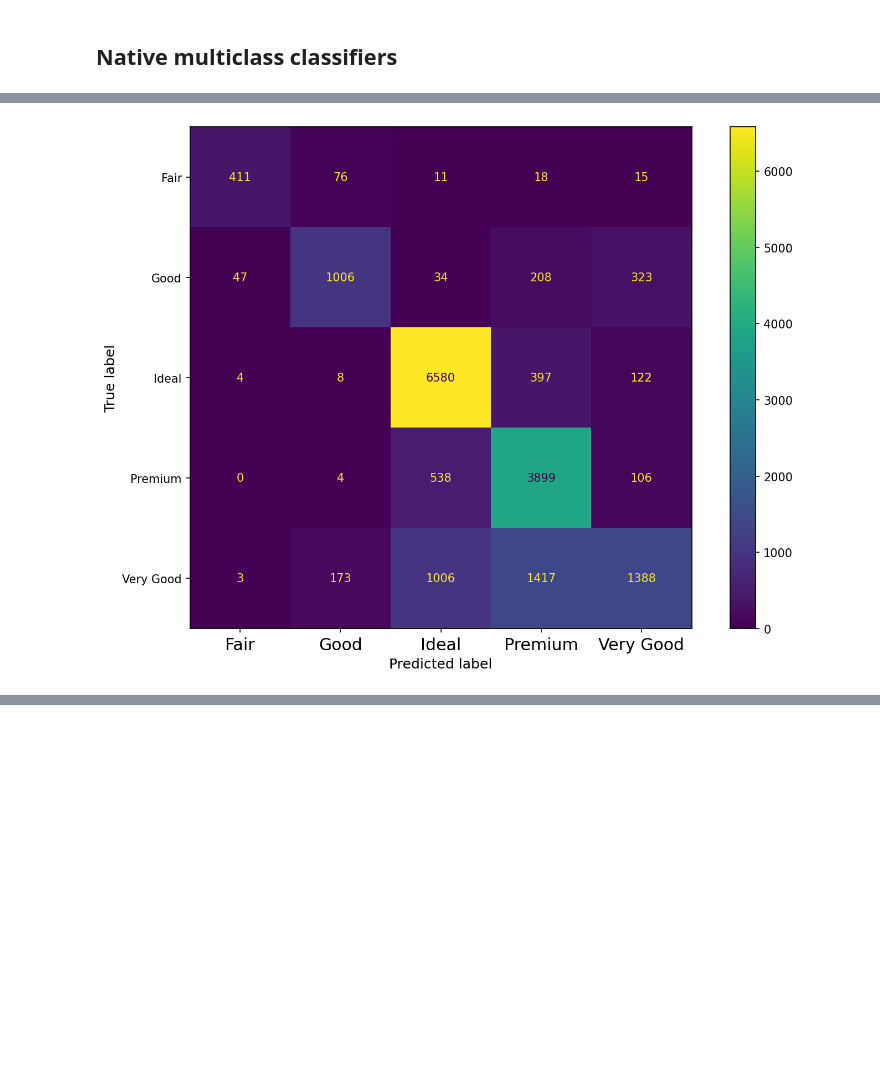
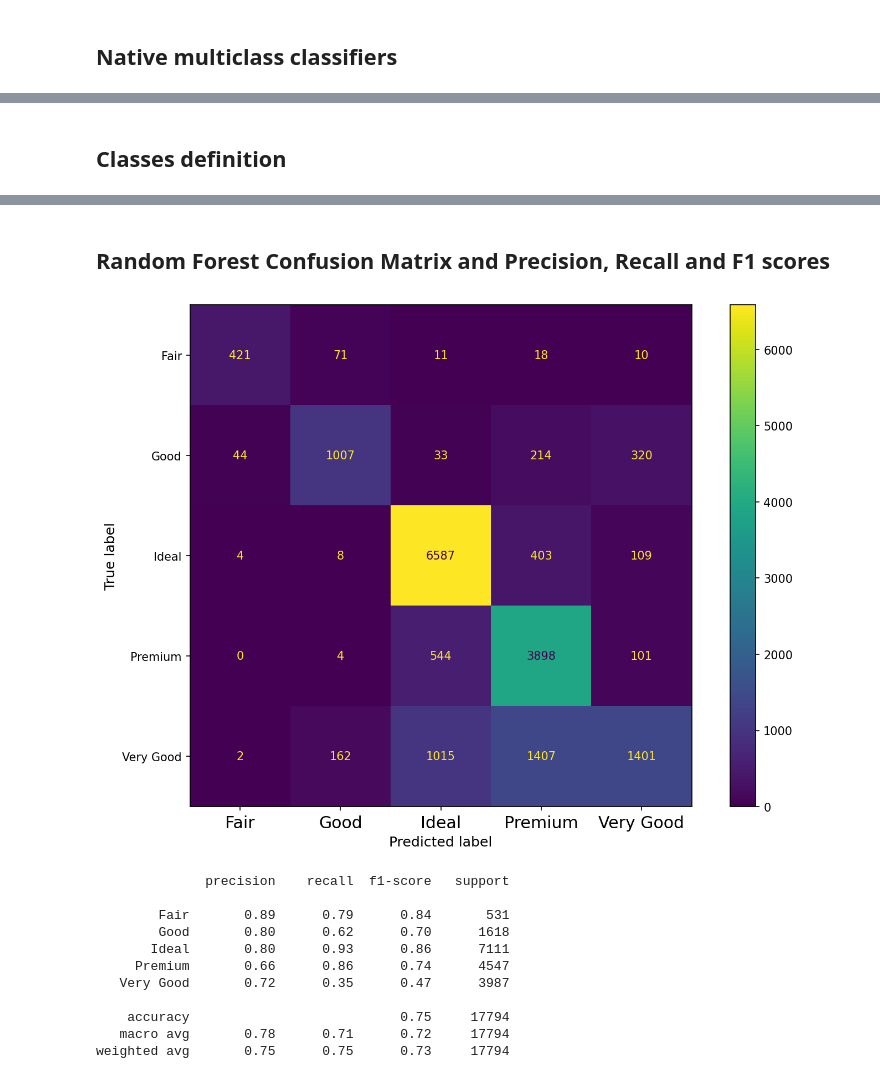
Before and after one commit to SrPhoenix/TAA_project1, a Jupyter notebook: Diamonds Project.ipynb, the cells around one changed output, grey strips where cells are left out. Cells and saved outputs as stored; diff of their text form; code cells hidden in the pictures; blank space fills up the shorter version.

```diff
--- a/Diamonds Project.ipynb
+++ b/Diamonds Project.ipynb
@@ -185,6 +357,8 @@ X_train, X_test, y_train, y_test = train_test_split(
 # %%
 from sklearn.compose import ColumnTransformer
 from sklearn.ensemble import RandomForestClassifier
+from sklearn.svm import SVC
+from sklearn.linear_model import LogisticRegression
 from sklearn.pipeline import Pipeline, make_pipeline
 from sklearn.preprocessing import (
     OneHotEncoder, PowerTransformer, StandardScaler
@@ -212,7 +386,7 @@ full = ColumnTransformer(
 )
 
 # Final pipeline combined with RandomForest
-pipeline = Pipeline(
+randomForest_pipeline = Pipeline(
     steps=[
         ("preprocess", full),
         (
@@ -221,5 +395,27 @@ pipeline = Pipeline(
         ),
     ]
 )
+
+logReg_pipeline = Pipeline(
+    steps=[
+        ("preprocess", full),
+        (
+            "base",
+            LogisticRegression(max_iter=2000),
+        ),
+    ]
+)
+
+svm_pipeline = Pipeline(
+    steps=[
+        ("preprocess", full),
+        (
+            "base",
+            SVC(kernel = 'linear', C = 1),
+        ),
+    ]
+)
 # Fit
-_ = pipeline.fit(X_train, y_train)
+_ = randomForest_pipeline.fit(X_train, y_train)
+_ = logReg_pipeline.fit(X_train, y_train)
+_ = svm_pipeline.fit(X_train, y_train)
@@ -226,19 +439,5 @@ _ = pipeline.fit(X_train, y_train)
-# %%
-
-from sklearn.metrics import ConfusionMatrixDisplay, confusion_matrix
-
-y_pred = pipeline.predict(X_test)
-
-# Plot the confusion matrix
-fig, ax = plt.subplots(figsize=(12, 8))
-# Create the matrix
-cm = confusion_matrix(y_test, y_pred)
-cmp = ConfusionMatrixDisplay(cm, display_labels=pipeline.classes_)
-cmp.plot(ax=ax)
-
-plt.show();
-# %% [output]
-[figure, removed]
+# %% [markdown]
+## Classes definition
 # %% [markdown]
 Positive classes: Ideal and Premium diamonds
 Negative classes: Very Good, Good, and Fair diamonds
@@ -247,3 +446,33 @@ True Positives, type 2: actual Premium, predicted Premium
 True Negatives: the rest of the diamond types predicted correctly
 False Positives: actual value belongs to any of the 3 negative classes but predicted either Ideal or Premium
 False Negatives: actual value is either Ideal or Premium but predicted by any of the 3 negative classes.
+# %% [markdown]
+## Random Forest Confusion Matrix and Precision, Recall and F1 scores
+# %%
+from sklearn.metrics import ConfusionMatrixDisplay, confusion_matrix
+
+y_pred_randomForest = randomForest_pipeline.predict(X_test)
+
+# Plot the confusion matrix
+fig, ax = plt.subplots(figsize=(12, 8))
+# Create the matrix
+cm = confusion_matrix(y_test, y_pred_randomForest)
+cmp = ConfusionMatrixDisplay(cm, display_labels=randomForest_pipeline.classes_)
+cmp.plot(ax=ax)
+
+plt.show();
+
+print(classification_report(y_test, y_pred_randomForest))
+# %% [output]
+[figure, added]
+              precision    recall  f1-score   support
+
+        Fair       0.89      0.79      0.84       531
+        Good       0.80      0.62      0.70      1618
+       Ideal       0.80      0.93      0.86      7111
+     Premium       0.66      0.86      0.74      4547
+   Very Good       0.72      0.35      0.47      3987
+
+    accuracy                           0.75     17794
+   macro avg       0.78      0.71      0.72     17794
+weighted avg       0.75      0.75      0.73     17794
```
Also changed, not shown: parts of 15 cells of this notebook.
